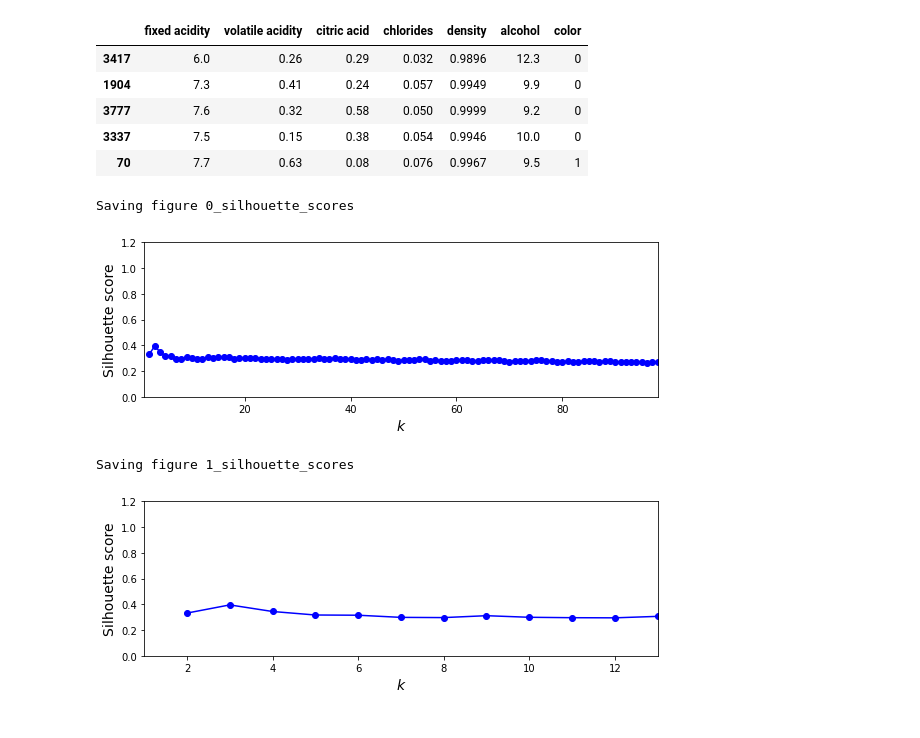
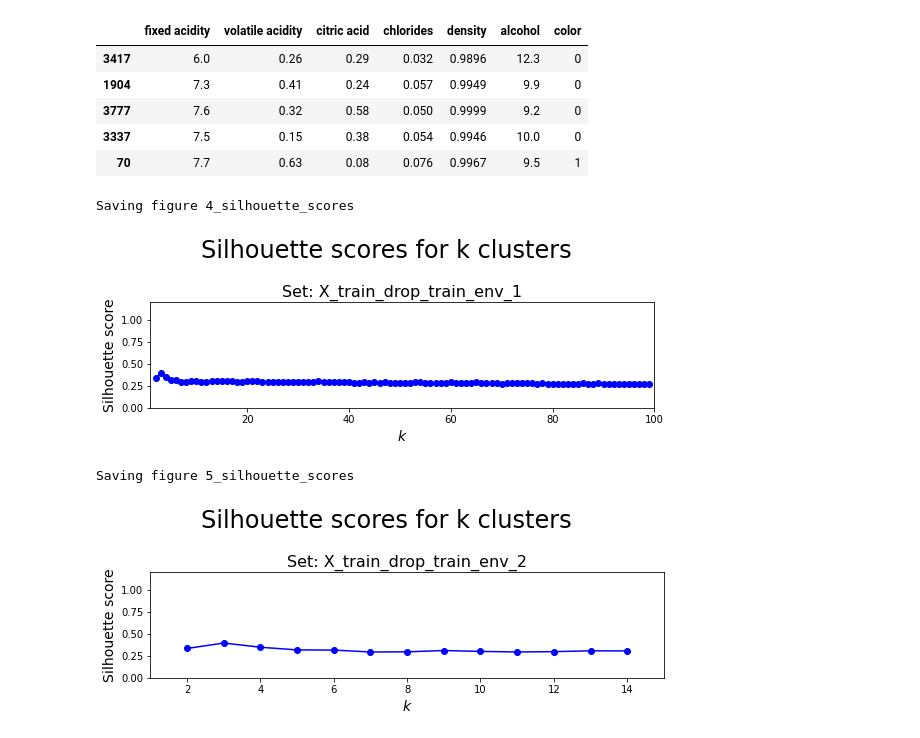
Before and after one commit to joseph-g25/SP22-Project3-WineRedux, a Jupyter notebook: 01_test_env_notebook.ipynb, the cells around one changed output. Cells and saved outputs as stored; diff of their text form; code cells hidden in the pictures.

Commit message:
Upload new images

```diff
--- a/01_test_env_notebook.ipynb
+++ b/01_test_env_notebook.ipynb
@@ -105,8 +105,8 @@ train.head()
 
 sil_scores_100 = jbl.load("exports/misc/sil_scores_100.txt")
 # %%
-gl.plot_silhouette_scores(sil_scores_100)
+gl.plot_silhouette_scores(sil_scores_100, var_name="X_train_drop_train_env_1", savefig=True)
 # %% [output]
-Saving figure 0_silhouette_scores
+Saving figure 4_silhouette_scores
-[figure, old version]
+[figure, new version]
 # %%
@@ -115,5 +117,5 @@ sil_scores_15 = ctl.give_silhouette_scores(train, range_upper=15)
 # %%
-gl.plot_silhouette_scores(sil_scores_15)
+gl.plot_silhouette_scores(sil_scores_15, var_name="X_train_drop_train_env_2", savefig=True)
 # %% [output]
-Saving figure 1_silhouette_scores
+Saving figure 5_silhouette_scores
-[figure, old version]
+[figure, new version]
```
Also changed, not shown: parts of 1 cell of this notebook, 7 other files.
